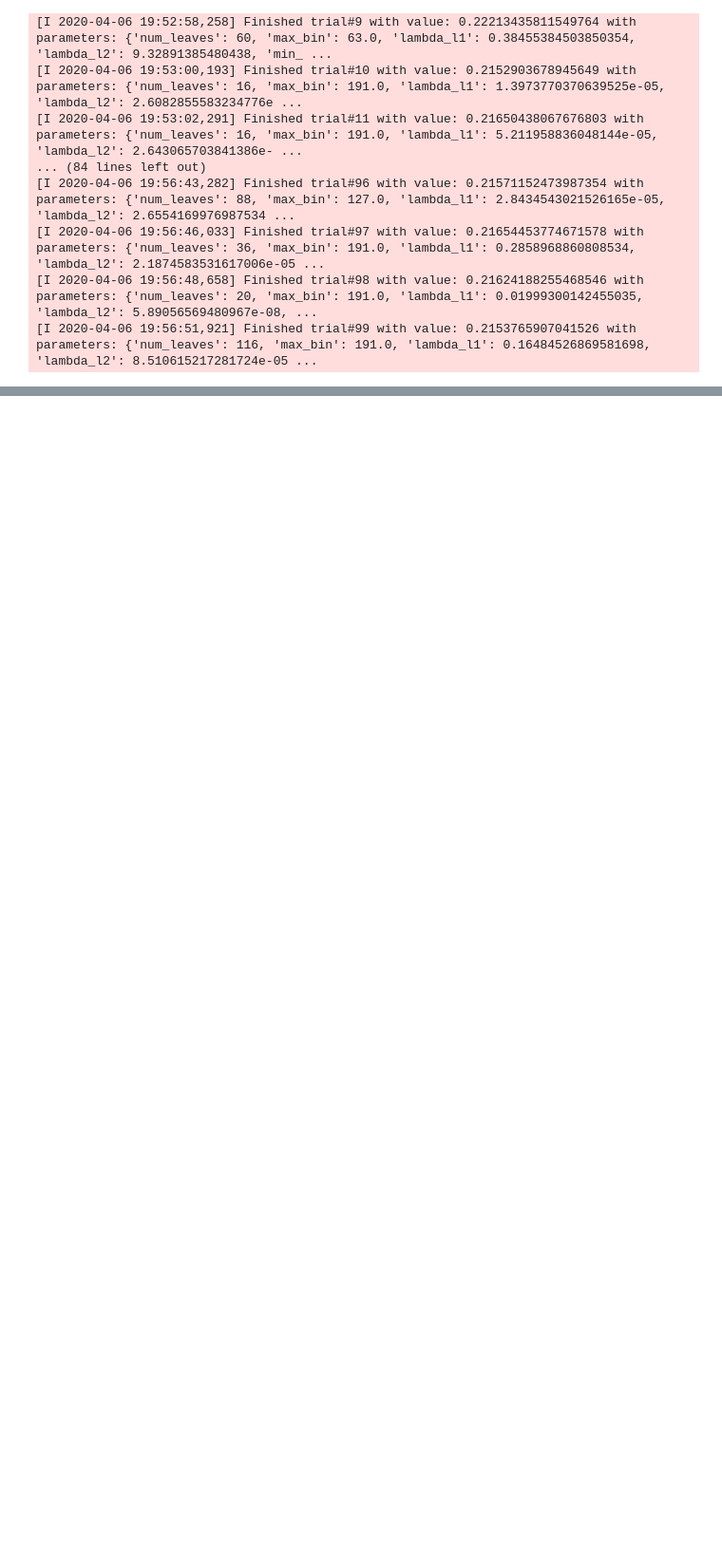
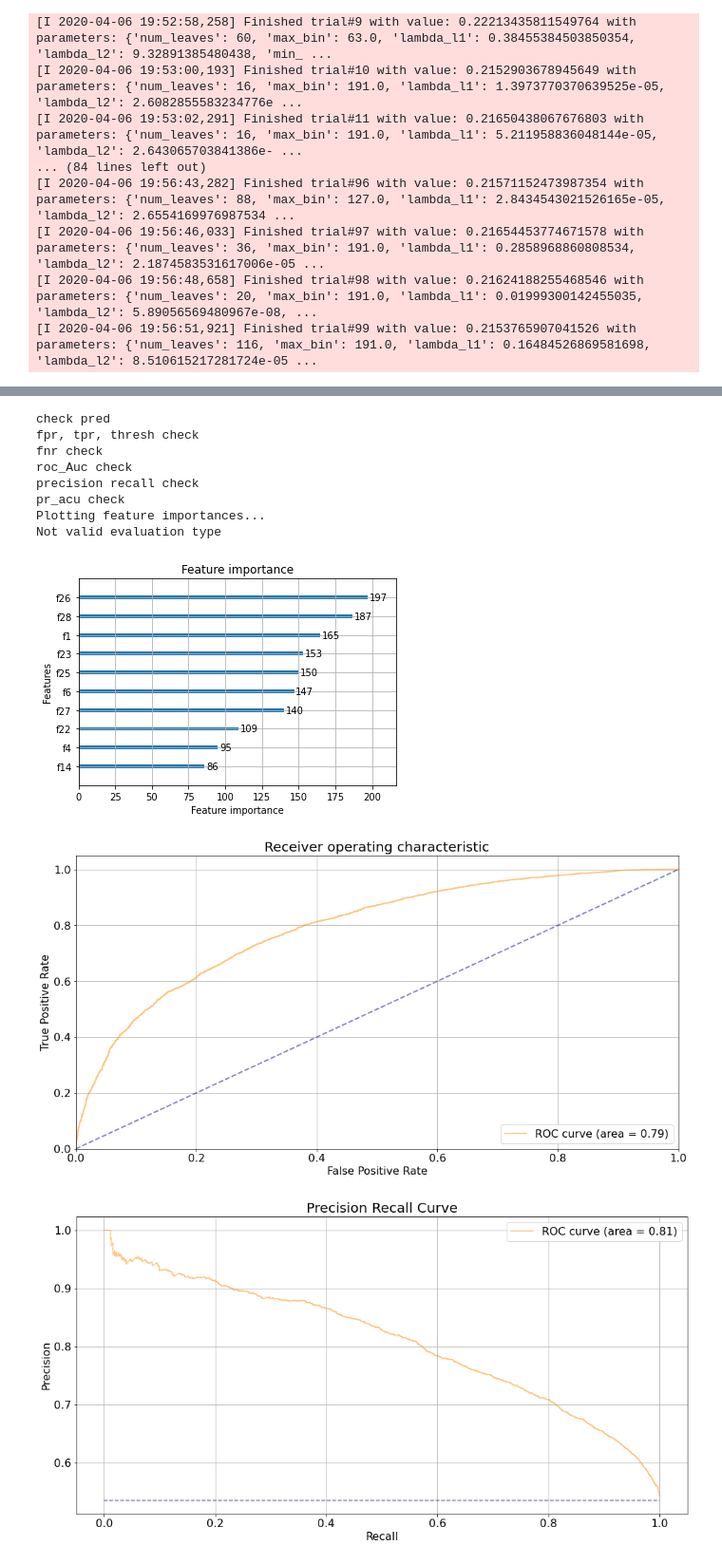
Before and after one commit to kshitijmamgain/ML-optimizations, a Jupyter notebook: LGBM_Class.ipynb, the cells around one changed output, grey strips where cells are left out. Shown at 95% size. Drawn from its saved outputs; the diff is of its cells as text; code cells hidden in the pictures; blank space fills up the shorter version.

Commit message:
working plots

```diff
--- a/LGBM_Class.ipynb
+++ b/LGBM_Class.ipynb
@@ -174,0 +199,3 @@ best = fmin(fn = objective, space = space, algo = tpe.suggest,
+# %%
+cv_results = lgb.cv(params, train_set, num_boost_round = 1000, nfold = 3,
+                        early_stopping_rounds = 100, seed = 50)
@@ -227,7 +274,10 @@ param_grid = {
 
                 'bagging_freq': list(range(1,7)),
 
-                'verbosity' : [0]
+                'verbosity' : [0],
+
+                'objective' : ['binary'],
+
                 }
 
 random.seed(50)
@@ -235,7 +285,7 @@ random.seed(50)
 # Dataframe to hold cv results
 random_results = pd.DataFrame(columns = ['loss', 'params', 'iteration', 'estimators', 'time'],
                        index = list(range(MAX_EVALS)))
-
+train_set = lgb.Dataset(data=train_X, label = train_y)
 # Iterate through the specified number of evaluations
 for i in range(15):
 
@@ -475,0 +850,6 @@ lgb_ho
+# %%
+test, _ = train_test_split(df, random_state=138, train_size=0.01)
+test_X = test.drop(columns='0')
+test_y = test['0']
+# %%
+obj.train(test_X, test_y)
@@ -475,0 +863,15 @@ lgb_ho
+# %%
+
+obj.evaluate()
+# %% [output]
+check pred
+fpr, tpr, thresh check
+fnr check
+roc_Auc check
+precision recall check
+pr_acu check
+Plotting feature importances...
+Not valid evaluation type
+[figure, added]
+[figure, added]
+[figure, added]
```
Also changed, not shown: parts of 15 cells of this notebook.
